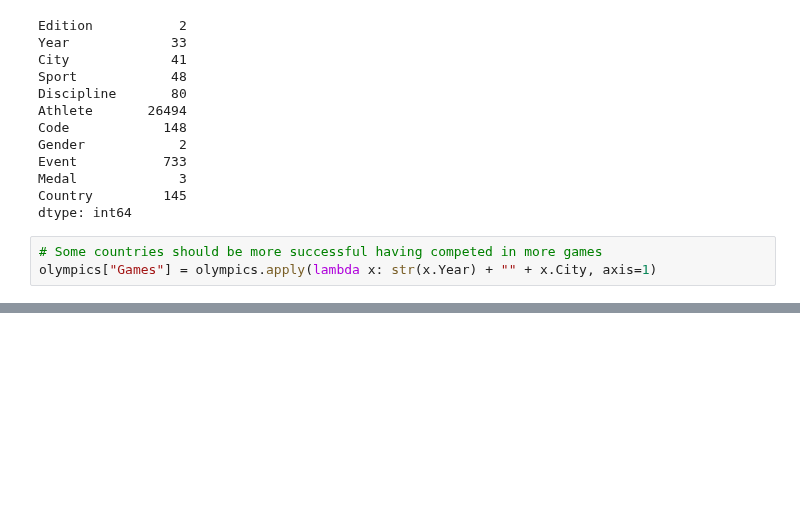
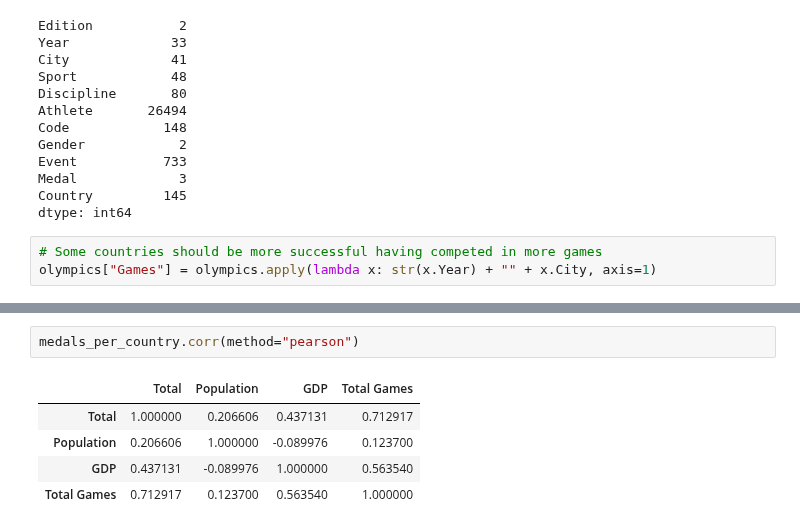
Before and after one commit to marb61a/Data-Science-Projects, a Jupyter notebook: Olympic Games Project/Olympic-Games.ipynb, the cells around one changed output, grey strips where cells are left out. Drawn from its saved outputs; the diff is of its cells as text; blank space fills up the shorter version.

```diff
--- a/Olympic Games Project/Olympic-Games.ipynb
+++ b/Olympic Games Project/Olympic-Games.ipynb
@@ -820,0 +925,8 @@ olympics
+# %%
+medals_per_country.corr(method="pearson")
+# %% [output]
+|  | Total | Population | GDP | Total Games |
+| Total | 1.000000 | 0.206606 | 0.437131 | 0.712917 |
+| Population | 0.206606 | 1.000000 | -0.089976 | 0.123700 |
+| GDP | 0.437131 | -0.089976 | 1.000000 | 0.563540 |
+| Total Games | 0.712917 | 0.123700 | 0.563540 | 1.000000 |
```
Also changed, not shown: parts of 14 cells of this notebook.
